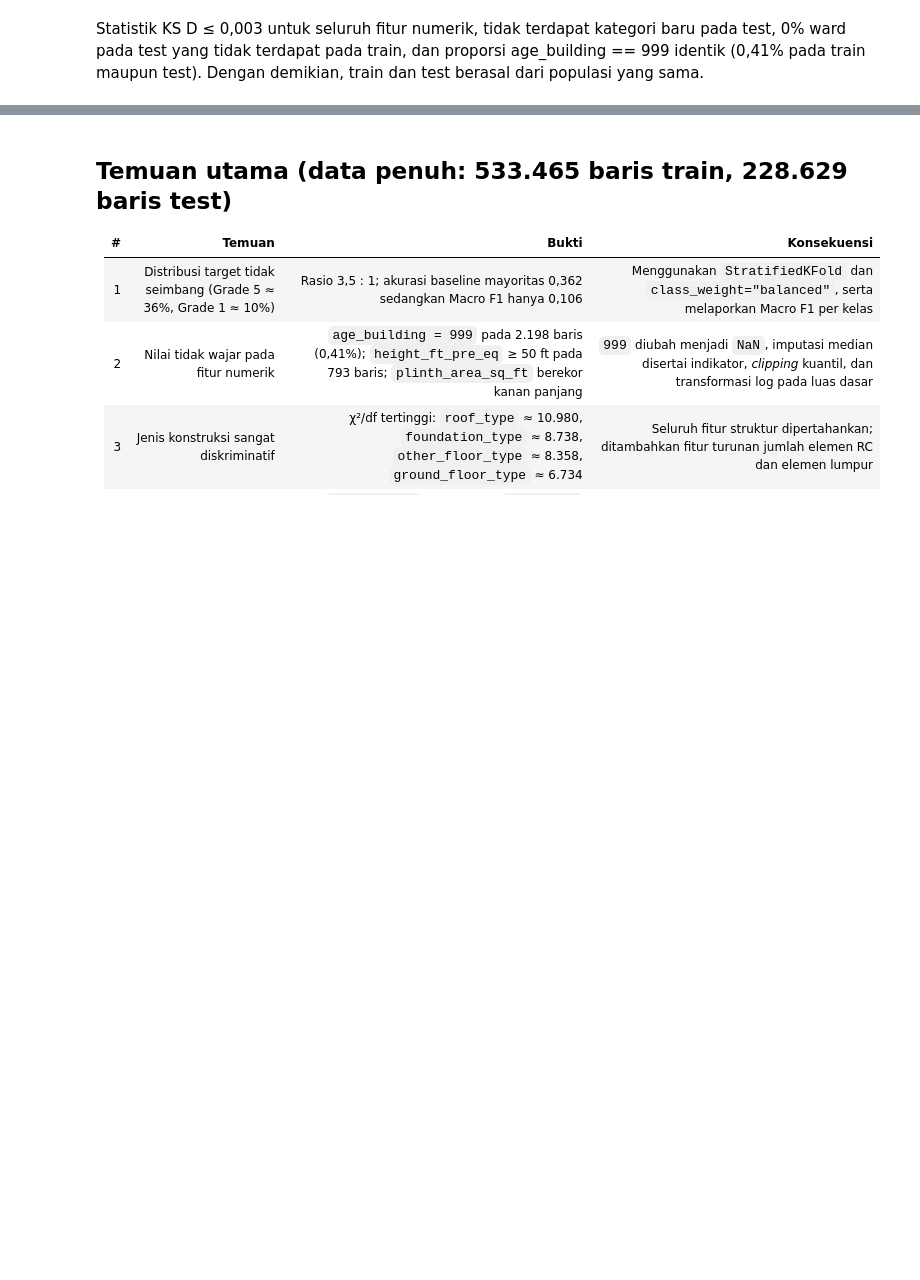
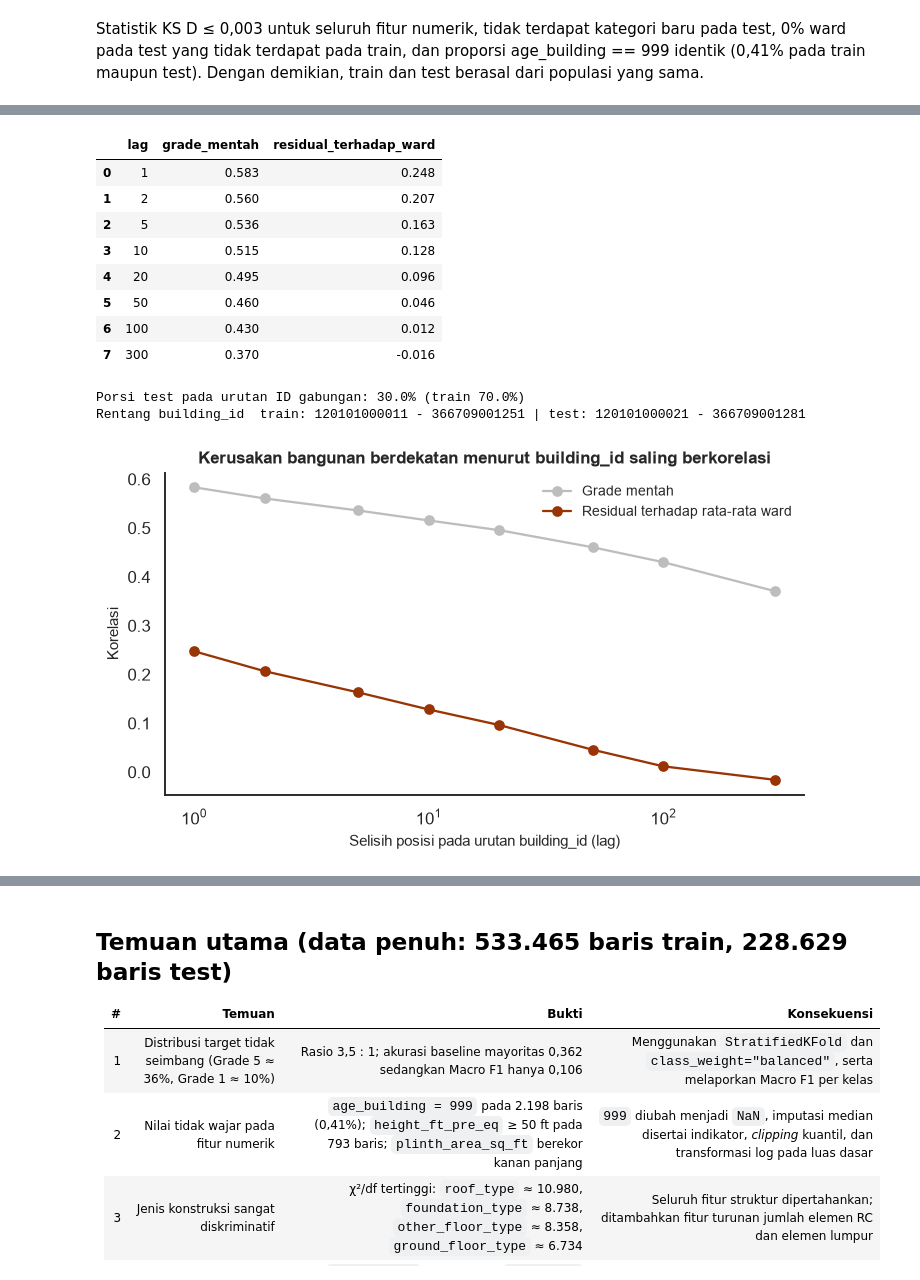
Before and after one commit to gisellsjians/Structural-Damage-Classification, a Jupyter notebook: notebooks/01_eda.ipynb, the cells around one changed output, grey strips where cells are left out. Drawn from its saved outputs; the diff is of its cells as text; code cells hidden in the pictures; blank space fills up the shorter version.

```diff
--- a/notebooks/01_eda.ipynb
+++ b/notebooks/01_eda.ipynb
@@ -421,0 +425,43 @@ Statistik KS D ≤ 0,003 untuk seluruh fitur numerik, tidak terdapat kategori ba
+# %%
+srt = train.assign(grade=train[TARGET].str[-1].astype(int)).sort_values(ID_COL).reset_index(drop=True)
+resid = srt["grade"] - srt.groupby("ward_id")["grade"].transform("mean")
+
+def lag_corr(v, lag):
+    """Korelasi Pearson antara v[i] dan v[i + lag] pada urutan building_id."""
+    return np.corrcoef(v[:-lag], v[lag:])[0, 1]
+
+lags = [1, 2, 5, 10, 20, 50, 100, 300]
+acf = pd.DataFrame({"lag": lags,
+                    "grade_mentah": [lag_corr(srt["grade"].to_numpy(float), k) for k in lags],
+                    "residual_terhadap_ward": [lag_corr(resid.to_numpy(float), k) for k in lags]})
+display(acf)
+
+# Apakah baris train dan test saling berselang pada urutan ID?
+both = pd.concat([train[[ID_COL]].assign(asal="train"), test[[ID_COL]].assign(asal="test")]).sort_values(ID_COL)
+print(f"Porsi test pada urutan ID gabungan: {(both['asal'] == 'test').mean():.1%} "
+      f"(train {(both['asal'] == 'train').mean():.1%})")
+print(f"Rentang building_id  train: {train[ID_COL].min()} - {train[ID_COL].max()} | test: {test[ID_COL].min()} - {test[ID_COL].max()}")
+
+fig, ax = plt.subplots(figsize=(7.5, 3.8))
+ax.plot(acf["lag"], acf["grade_mentah"], marker="o", color="#bdbdbd", label="Grade mentah")
+ax.plot(acf["lag"], acf["residual_terhadap_ward"], marker="o", color="#993404", label="Residual terhadap rata-rata ward")
+ax.set_xscale("log")
+ax.set_xlabel("Selisih posisi pada urutan building_id (lag)")
+ax.set_ylabel("Korelasi")
+ax.legend(frameon=False, fontsize=9)
+ax.set_title("Kerusakan bangunan berdekatan menurut building_id saling berkorelasi")
+plt.savefig(FIG_DIR / "13_building_id_autocorrelation.png", dpi=150, bbox_inches="tight")
+plt.show()
+# %% [output]
+|  | lag | grade_mentah | residual_terhadap_ward |
+| 0 | 1 | 0.583 | 0.248 |
+| 1 | 2 | 0.560 | 0.207 |
+| 2 | 5 | 0.536 | 0.163 |
+| 3 | 10 | 0.515 | 0.128 |
+| 4 | 20 | 0.495 | 0.096 |
+| 5 | 50 | 0.460 | 0.046 |
+| 6 | 100 | 0.430 | 0.012 |
+| 7 | 300 | 0.370 | -0.016 |
+Porsi test pada urutan ID gabungan: 30.0% (train 70.0%)
+Rentang building_id  train: 120101000011 - 366709001251 | test: 120101000021 - 366709001281
+[figure, added]
```
Also changed, not shown: parts of 3 cells of this notebook, 22 other files.
